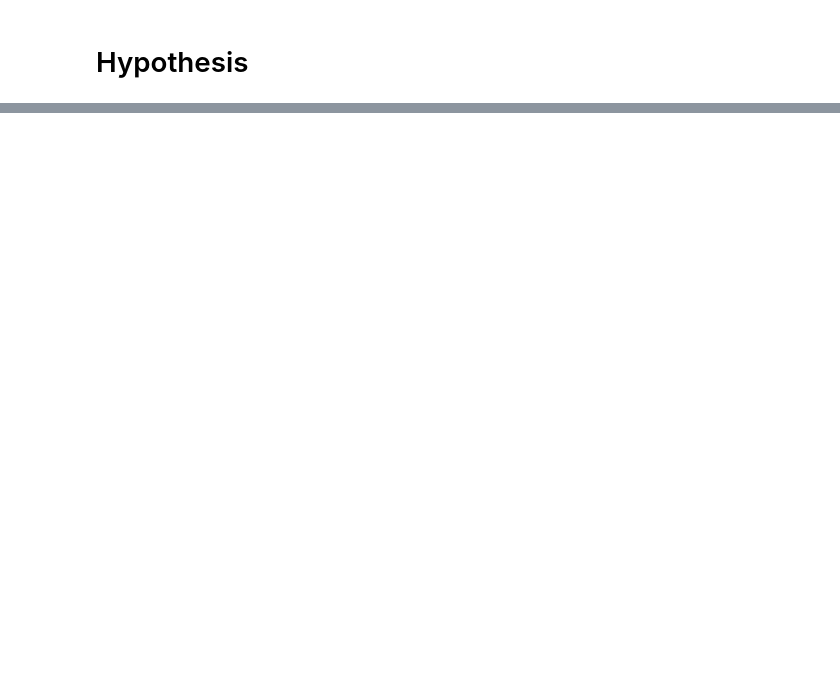
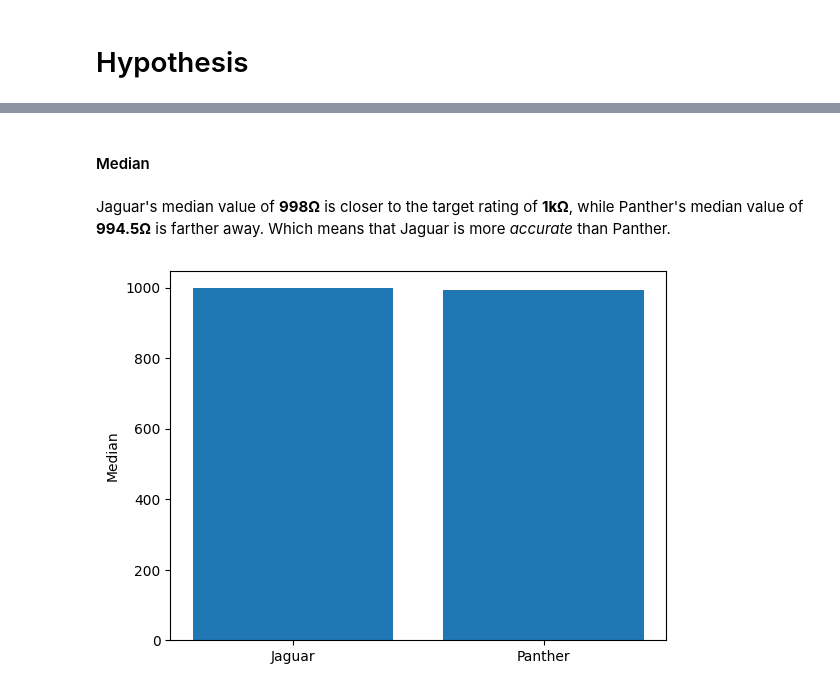
Before and after one commit to geobutas/MATHEDA-Butas, a Jupyter notebook: WK4 - Exam/WK4-EDA-Activity-1-Descriptive-Statistics.ipynb, the cells around one changed output, grey strips where cells are left out. Drawn from its saved outputs; the diff is of its cells as text; code cells hidden in the pictures; blank space fills up the shorter version.

```diff
--- a/WK4 - Exam/WK4-EDA-Activity-1-Descriptive-Statistics.ipynb
+++ b/WK4 - Exam/WK4-EDA-Activity-1-Descriptive-Statistics.ipynb
@@ -21,0 +81,3 @@ df = pd.read_csv("")
+# %%
+jaguar_median = df['Jaguar'].median()
+print("Jaguar's Median: " + str(jaguar_median))
@@ -21,0 +143,3 @@ df = pd.read_csv("")
+# %%
+panther_median = df['Panther'].median()
+print("Panther's Median: " + str(panther_median))
@@ -23,0 +214,14 @@ df = pd.read_csv("")
+# %% [markdown]
+#### Median
+# %% [markdown]
+Jaguar's median value of **998Ω** is closer to the target rating of **1kΩ**, while Panther's median value of **994.5Ω** is farther away. Which means that Jaguar is more *accurate* than Panther.
+# %%
+names = ['Jaguar', 'Panther']
+data = [jaguar_median,panther_median]
+
+plt.bar(names,data)
+plt.xlabel('')
+plt.ylabel('Median')
+plt.show()
+# %% [output]
+[figure, added]
```
Also changed, not shown: parts of 66 cells of this notebook.
